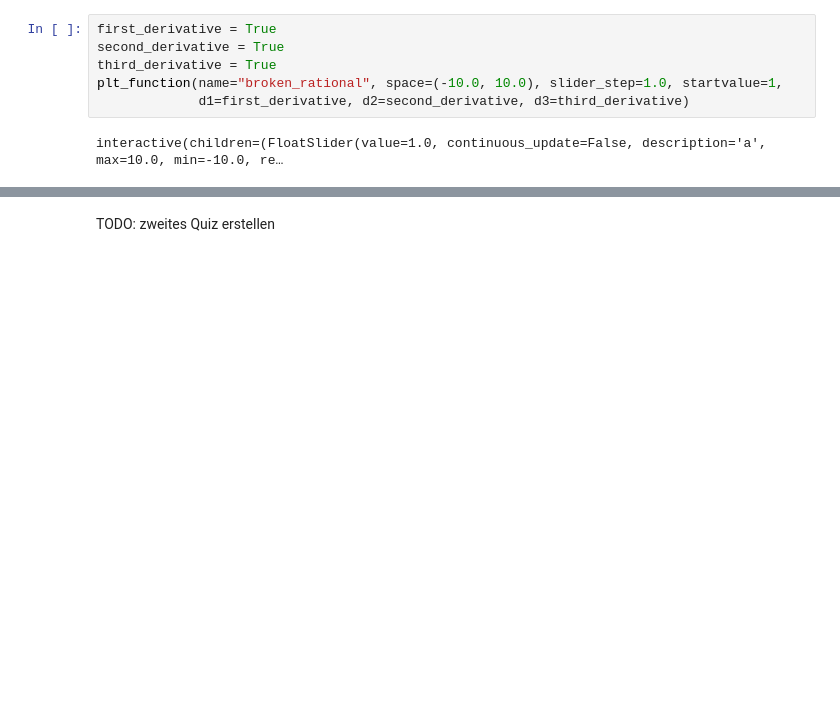
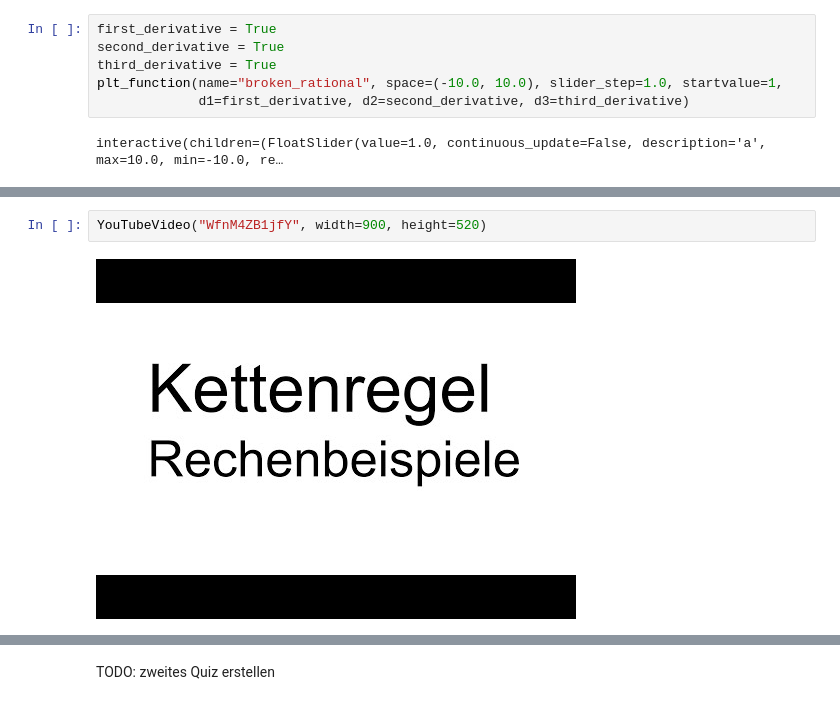
Before and after one commit to realjanpaulus/madh, a Jupyter notebook: Calculus/Kapitel 5 - Ableitungsregeln.ipynb, the cells around one changed output, grey strips where cells are left out. Drawn from its saved outputs; the diff is of its cells as text; blank space fills up the shorter version.

Commit message:
add: youtube video

```diff
--- a/Calculus/Kapitel 5 - Ableitungsregeln.ipynb
+++ b/Calculus/Kapitel 5 - Ableitungsregeln.ipynb
@@ -476,3 +470,7 @@ TODO: Platzhalter. Neu aufnehmen mit besserem Sound, genaueren Erklärungen und
+# %%
+YouTubeVideo("WfnM4ZB1jfY", width=900, height=520)
+# %% [output]
+[figure, added]
 # %% [markdown]
 #### Anwendungsbeispiel Kettenregel
 
```
Also changed, not shown: parts of 3 cells of this notebook.
